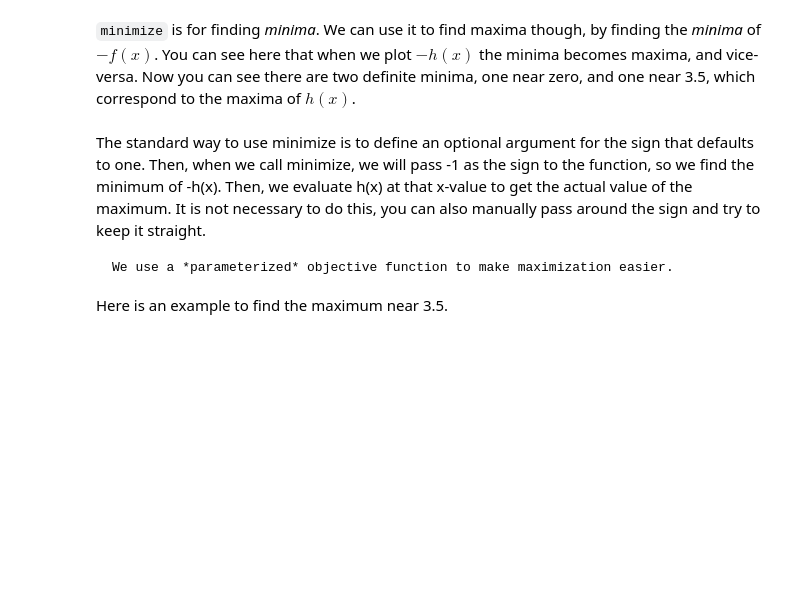
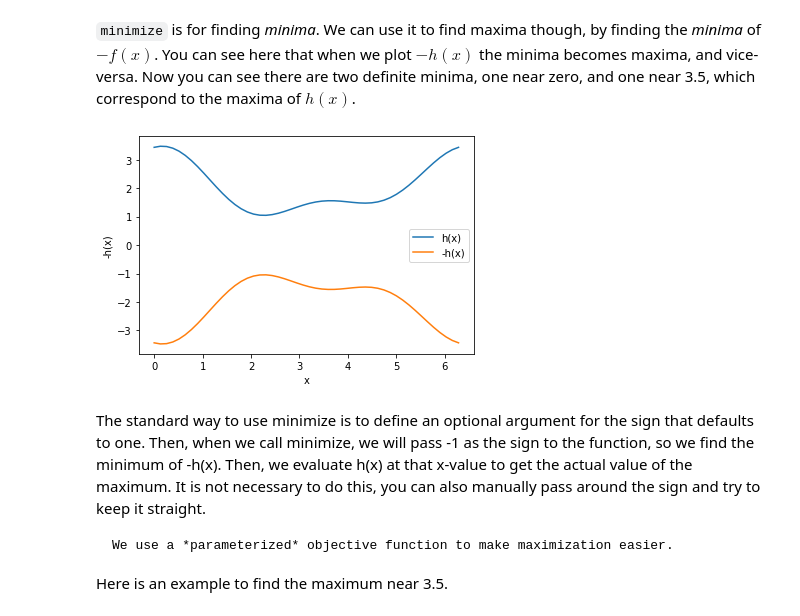
Before and after one commit to Steel-Bank-codespaces/f22-06623, a Jupyter notebook: lectures/10-min-max/10-min-max.ipynb, the cells around one changed output. Saved outputs shown, nothing was run; the diff lists cells and outputs as text; code cells hidden in the pictures; blank space fills up the shorter version.

```diff
--- a/lectures/10-min-max/10-min-max.ipynb
+++ b/lectures/10-min-max/10-min-max.ipynb
@@ -242,7 +389,10 @@ You have to decide which one is better for the problem at hand. If this were a c
 # %%
 plt.plot(x, h(x), x, -h(x))
 plt.xlabel("x")
-plt.ylabel("-h(x)");
+plt.ylabel("-h(x)")
+plt.legend(['h(x)', '-h(x)']);
+# %% [output]
+[figure, added]
 # %% [markdown]
 The standard way to use minimize is to define an optional argument for the sign that defaults to one. Then, when we call minimize, we will pass -1 as the sign to the function, so we find the minimum of -h(x). Then, we evaluate h(x) at that x-value to get the actual value of the maximum. It is not necessary to do this, you can also manually pass around the sign and try to keep it straight.
 
```
Also changed, not shown: parts of 42 cells of this notebook.
